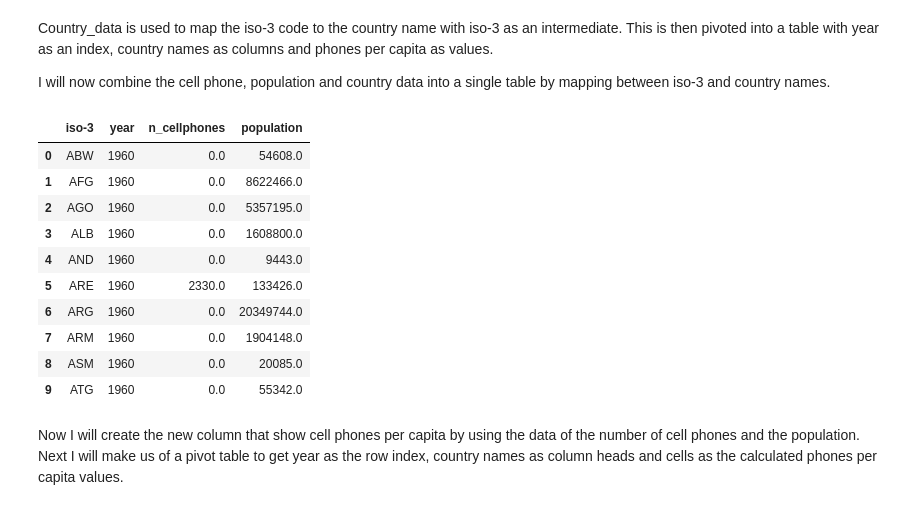
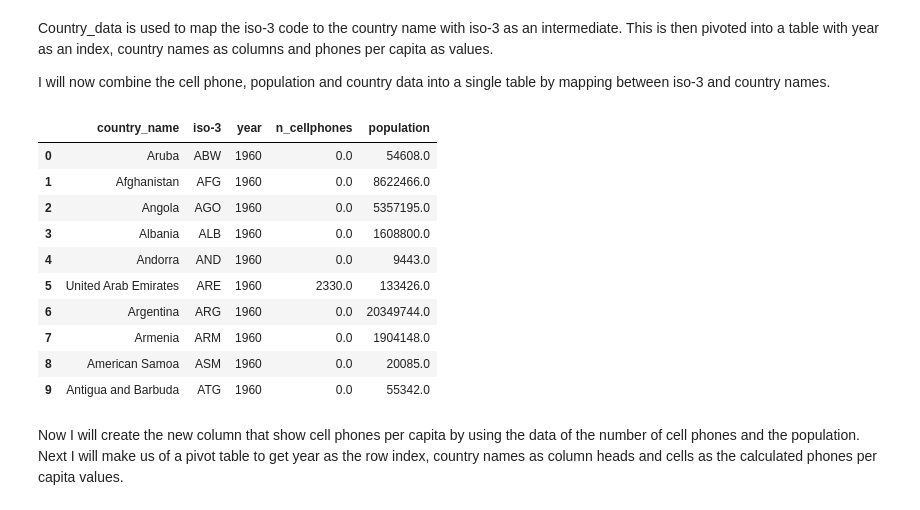
Before and after one commit to danielmaslov/su-mt4007, a Jupyter notebook: HW4/Homework4.ipynb, the cells around one changed output. Saved outputs shown, nothing was run; the diff lists cells and outputs as text; code cells hidden in the pictures.

```diff
--- a/HW4/Homework4.ipynb
+++ b/HW4/Homework4.ipynb
@@ -66,9 +58,6 @@ df_phones.head(10)
 # %% [markdown]
 Let's view the population data! this data set contains data about the population size of countries over years. The missing values will, just like with the cell phone data, use forward fill and backward fill in order to deal with null values. The last step prints out the information after the cleaned data frame
 # %%
-df_pop = pd.read_csv('pop_data.csv')
-
-
 df_pop = df_pop.fillna(pd.NA)
 # Forward fill missing values
 df_pop_ffill = df_pop.ffill()
@@ -135,0 +104,21 @@ result_df.head(10)
+# %%
+# Reshape and clean phone data
+df_phones_melted = (
+    pd.melt(df_phones, id_vars=['iso-3'], var_name='year', value_name='n_cellphones')
+    .assign(year=lambda x: x['year'].astype(int))  # Convert 'year' to integer
+)
+
+# Reshape and clean population data
+valid_years = df_pop.filter(regex=r'^\d+$').columns  # Identify valid year columns
+df_pop_melted = (
+    pd.melt(df_pop, id_vars=['iso-3'], value_vars=valid_years, var_name='year', value_name='population')
+    .assign(year=lambda x: x['year'].astype(int))  # Convert 'year' to integer
+)
+
+# Merge the two datasets
+result_df = (
+    pd.merge(df_phones_melted, df_pop_melted, on=['iso-3', 'year'], how='inner')
+)
+
+result_df.index
+result_df.head(10)
@@ -138,29 +139,34 @@ Country_data is used to map the iso-3 code to the country name with iso-3 as an
 
 I will now combine the cell phone, population and country data into a single table by mapping between iso-3 and country names.
 # %%
-# Step 1: Read the country_data.csv
+
 country_data = pd.read_csv('country_data.csv')
+country_data.rename(columns={'name': 'country_name', 'alpha-3': 'iso-3'}, inplace=True)
+merged_df = pd.merge(
+    result_df,
+    country_data[['iso-3', 'country_name']],
+    on='iso-3',
+    how='left'  # left join
+)
 
-# Step 2: Merge the result_df  with country_data
-merged_df = pd.merge(result_df, country_data, left_on='iso-3', right_on='alpha-3')
+merged_df = merged_df.dropna(subset=['country_name'])
 
-# Step 3: Drop unnecessary columns
-merged_df = merged_df.drop(columns=['iso-3', 'alpha-3'])
 
-# The resulting DataFrame
-result_df.head(10)
+merged_df = merged_df[['country_name', 'iso-3', 'year', 'n_cellphones', 'population']]
+
+merged_df.head(10)
 # %% [output]
-|  | iso-3 | year | n_cellphones | population |
-| 0 | ABW | 1960 | 0.0 | 54608.0 |
-| 1 | AFG | 1960 | 0.0 | 8622466.0 |
-| 2 | AGO | 1960 | 0.0 | 5357195.0 |
-| 3 | ALB | 1960 | 0.0 | 1608800.0 |
-| 4 | AND | 1960 | 0.0 | 9443.0 |
-| 5 | ARE | 1960 | 2330.0 | 133426.0 |
-| 6 | ARG | 1960 | 0.0 | 20349744.0 |
-| 7 | ARM | 1960 | 0.0 | 1904148.0 |
-| 8 | ASM | 1960 | 0.0 | 20085.0 |
-| 9 | ATG | 1960 | 0.0 | 55342.0 |
+|  | country_name | iso-3 | year | n_cellphones | population |
+| 0 | Aruba | ABW | 1960 | 0.0 | 54608.0 |
+| 1 | Afghanistan | AFG | 1960 | 0.0 | 8622466.0 |
+| 2 | Angola | AGO | 1960 | 0.0 | 5357195.0 |
+| 3 | Albania | ALB | 1960 | 0.0 | 1608800.0 |
+| 4 | Andorra | AND | 1960 | 0.0 | 9443.0 |
+| 5 | United Arab Emirates | ARE | 1960 | 2330.0 | 133426.0 |
+| 6 | Argentina | ARG | 1960 | 0.0 | 20349744.0 |
+| 7 | Armenia | ARM | 1960 | 0.0 | 1904148.0 |
+| 8 | American Samoa | ASM | 1960 | 0.0 | 20085.0 |
+| 9 | Antigua and Barbuda | ATG | 1960 | 0.0 | 55342.0 |
 # %% [markdown]
 Now I will create the new column that show cell phones per capita by using the data of the number of cell phones and the population. Next I will make us of a pivot table to get year as the row index, country names as column heads and cells as the calculated phones per capita values.
 # %%
```
Also changed, not shown: parts of 9 cells of this notebook, 1 other file.
